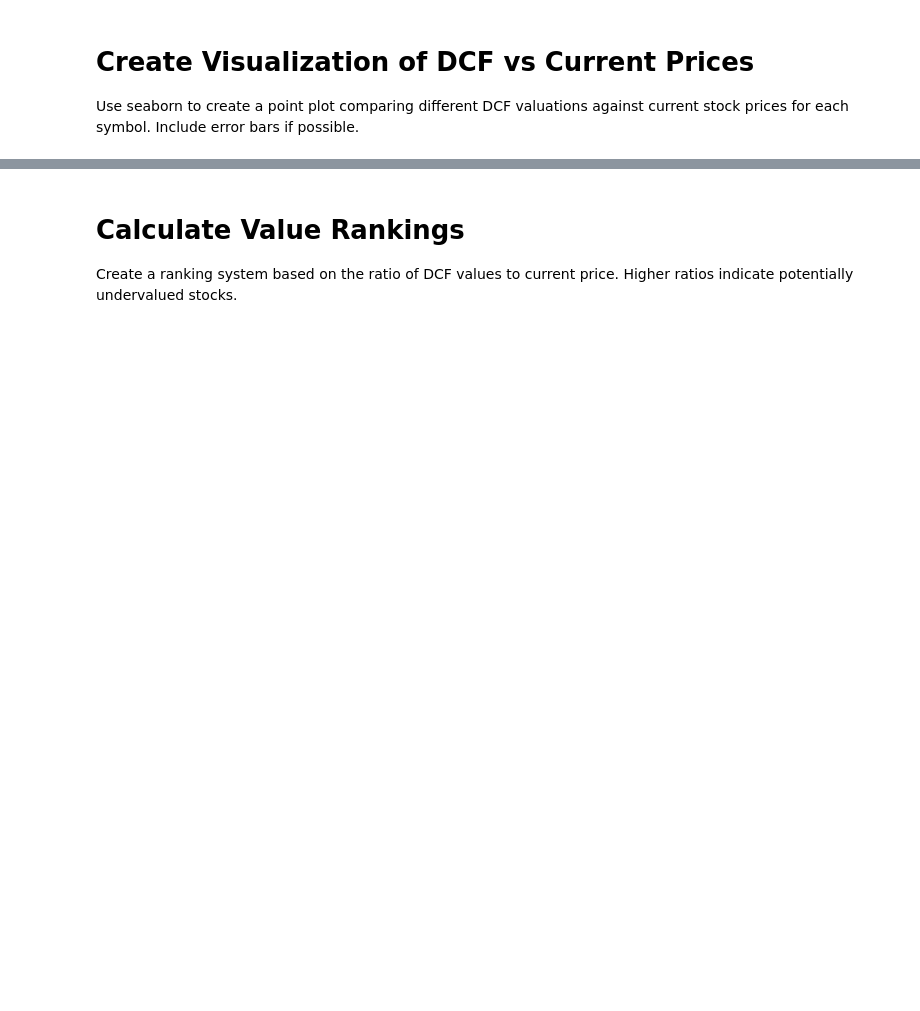
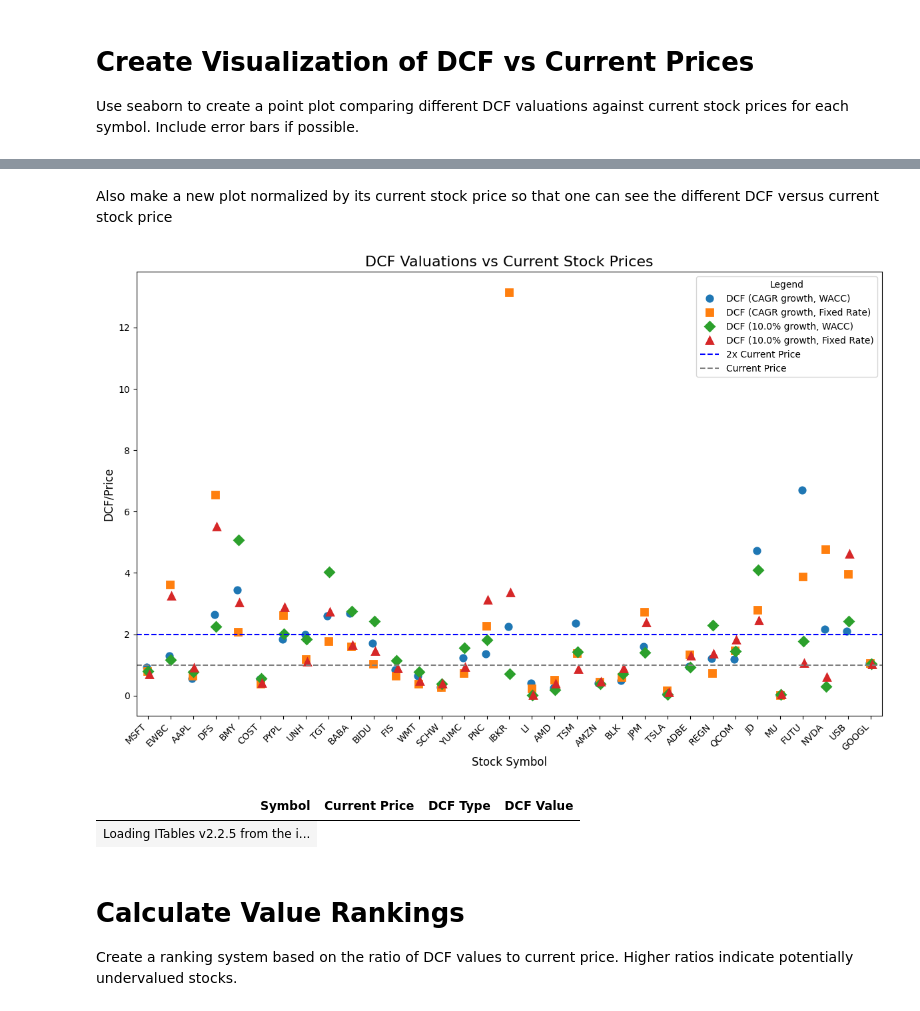
Before and after one commit to fortune417/Stock-Investment, a Jupyter notebook: stock_value_analysis.ipynb, the cells around one changed output, grey strips where cells are left out. Cells and saved outputs as stored; diff of their text form; code cells hidden in the pictures; blank space fills up the shorter version.

Commit message:
added DCF/price ratio plot

```diff
--- a/stock_value_analysis.ipynb
+++ b/stock_value_analysis.ipynb
@@ -212,3 +212,43 @@ plt.show()
+# %% [markdown]
+Also make a new plot normalized by its current stock price so that one can see the different DCF versus current stock price
+# %%
+# Normalize each of the DCF values by the current price
+melted_df["DCF Value"] = melted_df["DCF Value"] / melted_df["Current Price"]
+
+# Create a point plot to compare DCF values and current stock prices
+plt.figure(figsize=(12, 8))
+sns.pointplot(
+    data=melted_df,
+    x="Symbol",
+    y="DCF Value",
+    hue="DCF Type",
+    dodge=True,
+    markers=["o", "s", "D", "^"],
+    linestyles="",
+    errorbar='sd'  # Include error bars if possible
+)
+
+# Add a horizontal line at y=1 and y=2 for reference
+plt.axhline(y=2, color='blue', linestyle='--', label='2x Current Price')
+plt.axhline(y=1, color='gray', linestyle='--', label='Current Price')
+
+# Customize the plot
+plt.title("DCF Valuations vs Current Stock Prices", fontsize=16)
+plt.xlabel("Stock Symbol", fontsize=12)
+plt.ylabel("DCF/Price", fontsize=12)
+plt.xticks(rotation=45, ha="right")
+plt.legend(title="Legend", fontsize=10)
+plt.tight_layout()
+
+# Show the plot
+plt.show()
+# %% [output]
+[figure, added]
+# %%
+melted_df.head()
+# %% [output]
+| Symbol | Current Price | DCF Type | DCF Value |
+| Loading ITables v2.2.5 from the i... |
 # %% [markdown]
 # Calculate Value Rankings
 Create a ranking system based on the ratio of DCF values to current price. Higher ratios indicate potentially undervalued stocks.
```
Also changed, not shown: parts of 2 cells of this notebook.
